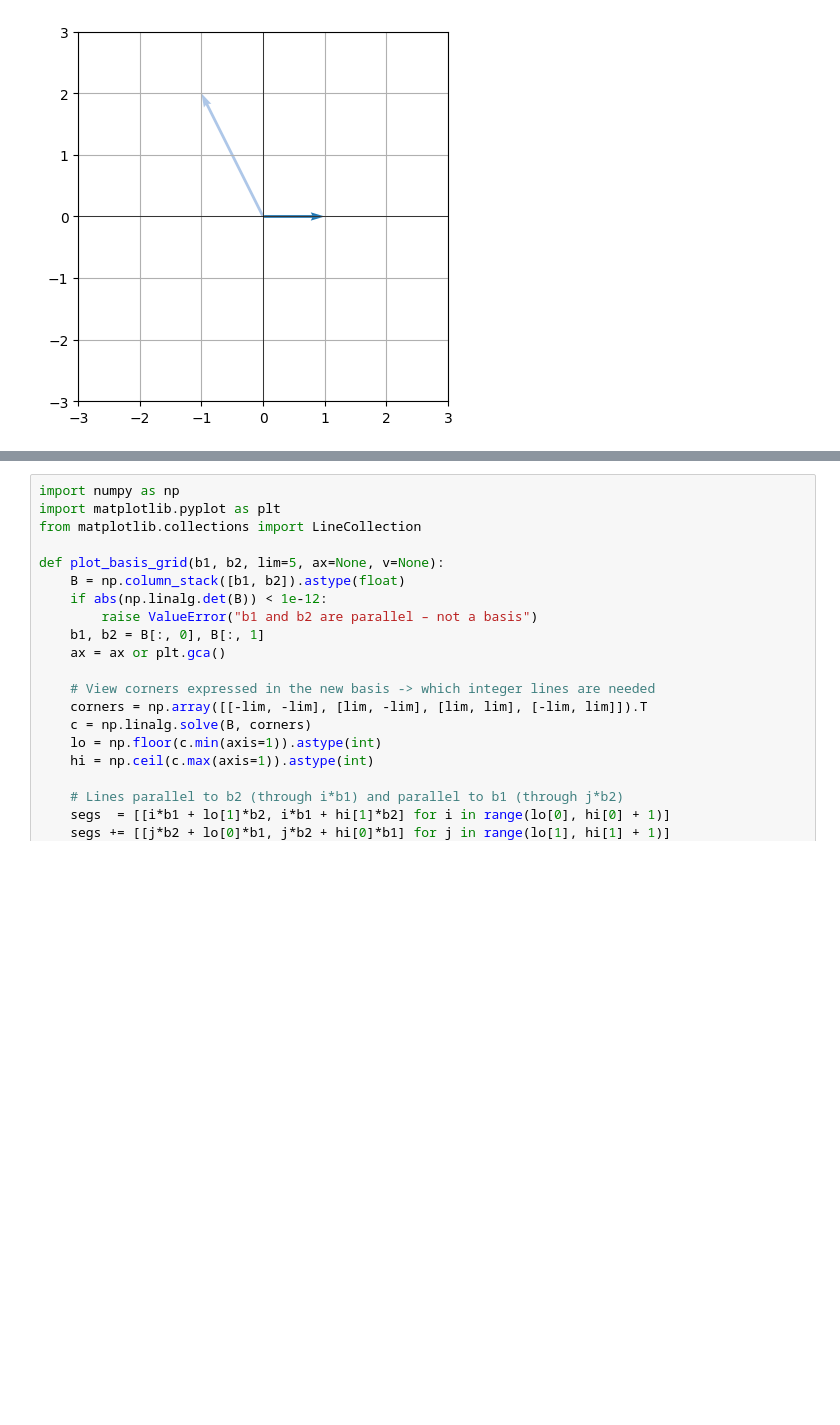
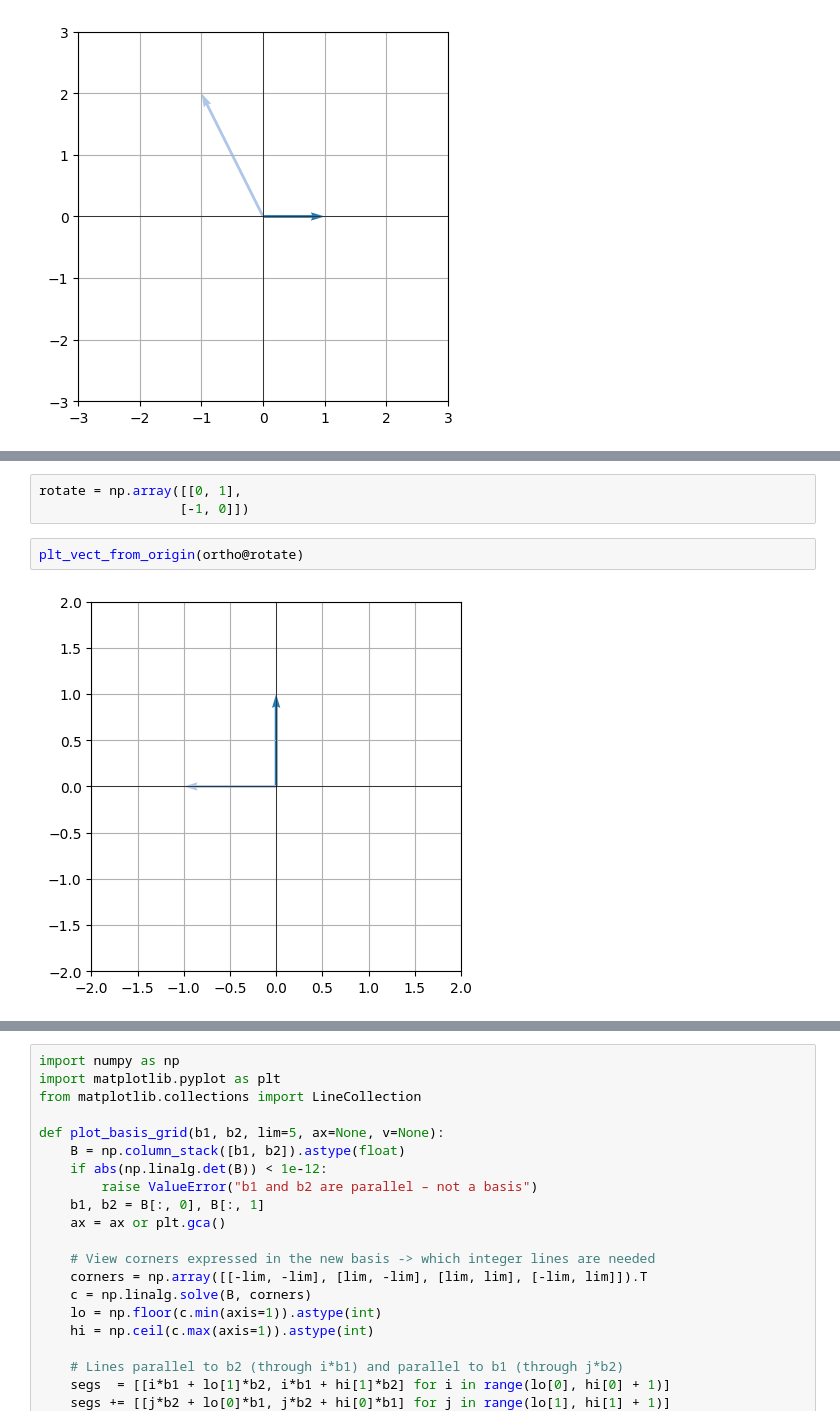
Before and after one commit to AntsTorim/Teadusseminarid, a Jupyter notebook: MaatriksVektor.ipynb, the cells around one changed output, grey strips where cells are left out. Drawn from its saved outputs; the diff is of its cells as text; blank space fills up the shorter version.

```diff
--- a/MaatriksVektor.ipynb
+++ b/MaatriksVektor.ipynb
@@ -54,0 +127,7 @@ plt_vect_from_origin(vects@transform)
+# %%
+rotate = np.array([[0, 1],
+                  [-1, 0]])
+# %%
+plt_vect_from_origin(ortho@rotate)
+# %% [output]
+[figure, added]
```
Also changed, not shown: parts of 28 cells of this notebook.
